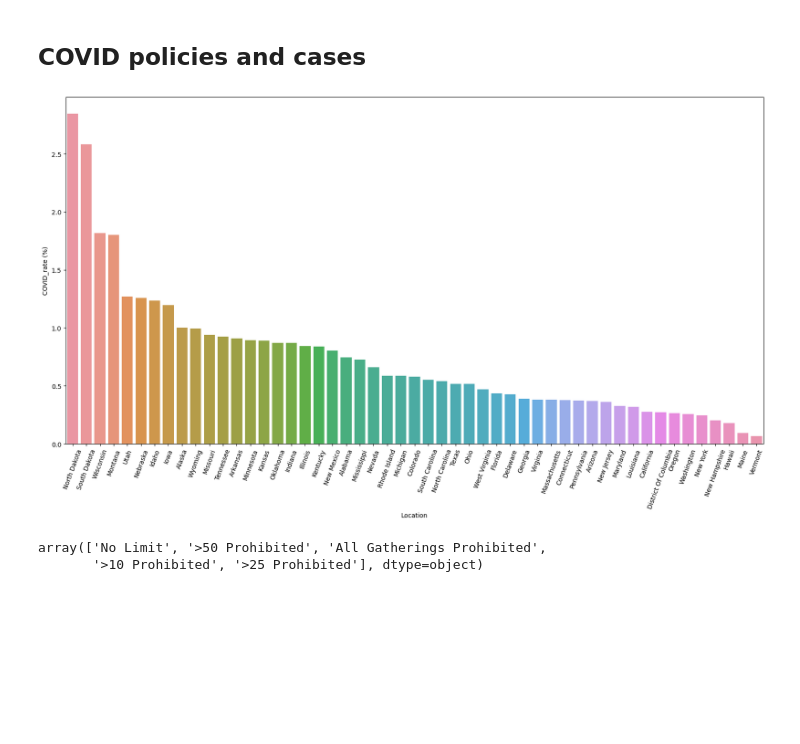
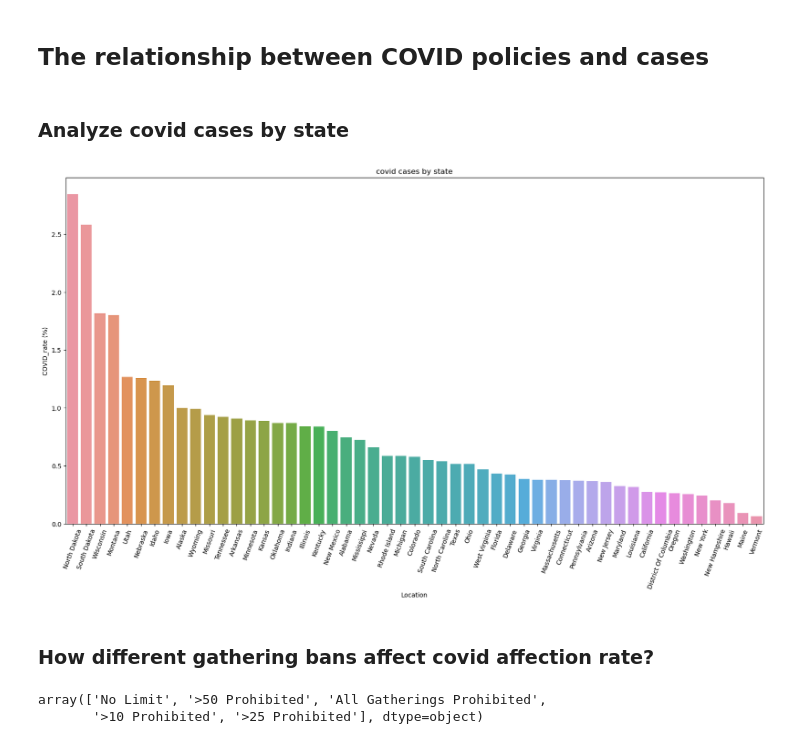
Before and after one commit to UCB-stat-159-s23/project-Group24, a Jupyter notebook: CasesAndPolicies.ipynb, the cells around one changed output. Drawn from its saved outputs; the diff is of its cells as text; code cells hidden in the pictures; blank space fills up the shorter version.

Commit message:
finish analysis of covid and polices

```diff
--- a/CasesAndPolicies.ipynb
+++ b/CasesAndPolicies.ipynb
@@ -1,5 +1,5 @@
 # %% [markdown]
-## COVID policies and cases
+## The relationship between COVID policies and cases
 # %%
 import numpy as np
 import pandas as pd
@@ -13,6 +13,8 @@ from sklearn.metrics import mean_squared_error
 from sklearn.ensemble import RandomForestRegressor
 from sklearn import tree
 from sklearn.metrics import roc_curve, roc_auc_score
+# %% [markdown]
+### Analyze covid cases by state
 # %%
 covid = pd.read_csv("data/covid.csv")
 covid = covid[covid["Location"] != "United States"]
@@ -20,12 +22,15 @@ covid["COVID_rate (%)"] = 100*(covid["Oct_2020_Cases"] / covid["Total Population
 # %%
 covid_sorted = covid.sort_values("COVID_rate (%)", ascending = False)
 covid_sorted.head()
 
 fig, ax = plt.subplots(figsize=(20, 10))
 sns.barplot(data=covid_sorted, x="Location", y="COVID_rate (%)")
+plt.title("covid cases by state")
 ax.set_xticklabels(ax.get_xticklabels(), rotation=70);
 # %% [output]
-[figure, old version]
+[figure, new version]
+# %% [markdown]
+### How different gathering bans affect covid affection rate?
 # %%
 display(covid["Large Gatherings Ban"].unique())
 covid_gathering_bans = (pd.DataFrame(covid.groupby("Large Gatherings Ban")["COVID_rate (%)"].mean())
```
Also changed, not shown: parts of 3 cells of this notebook.
